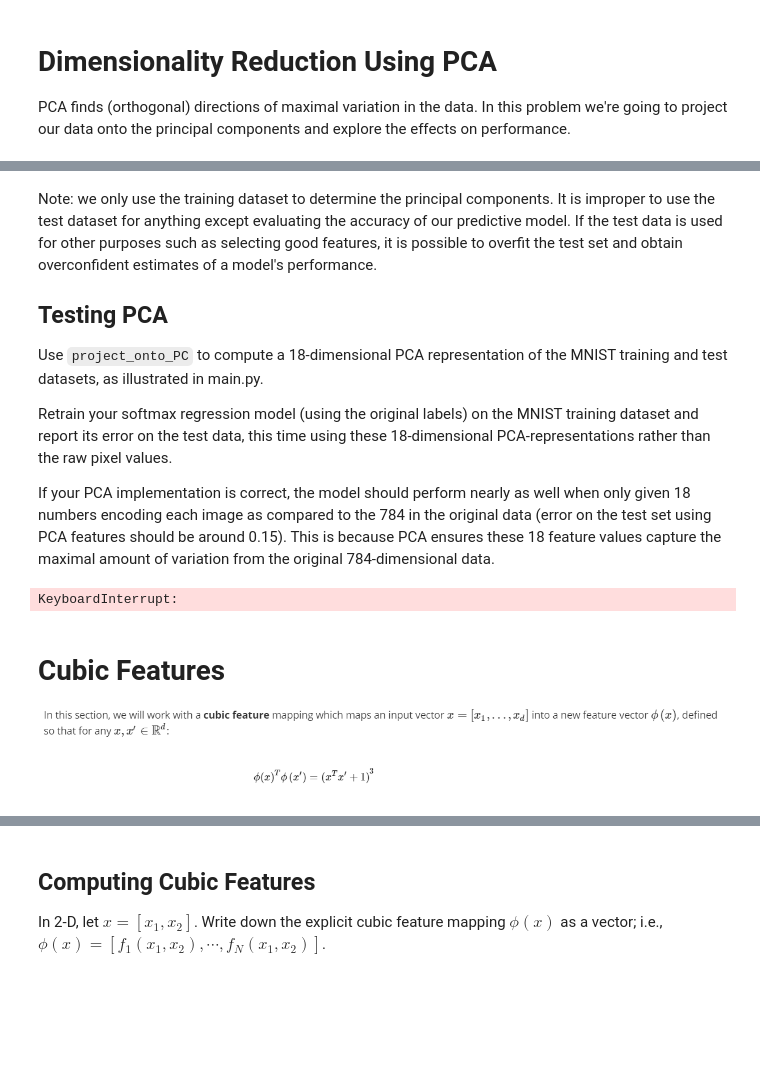
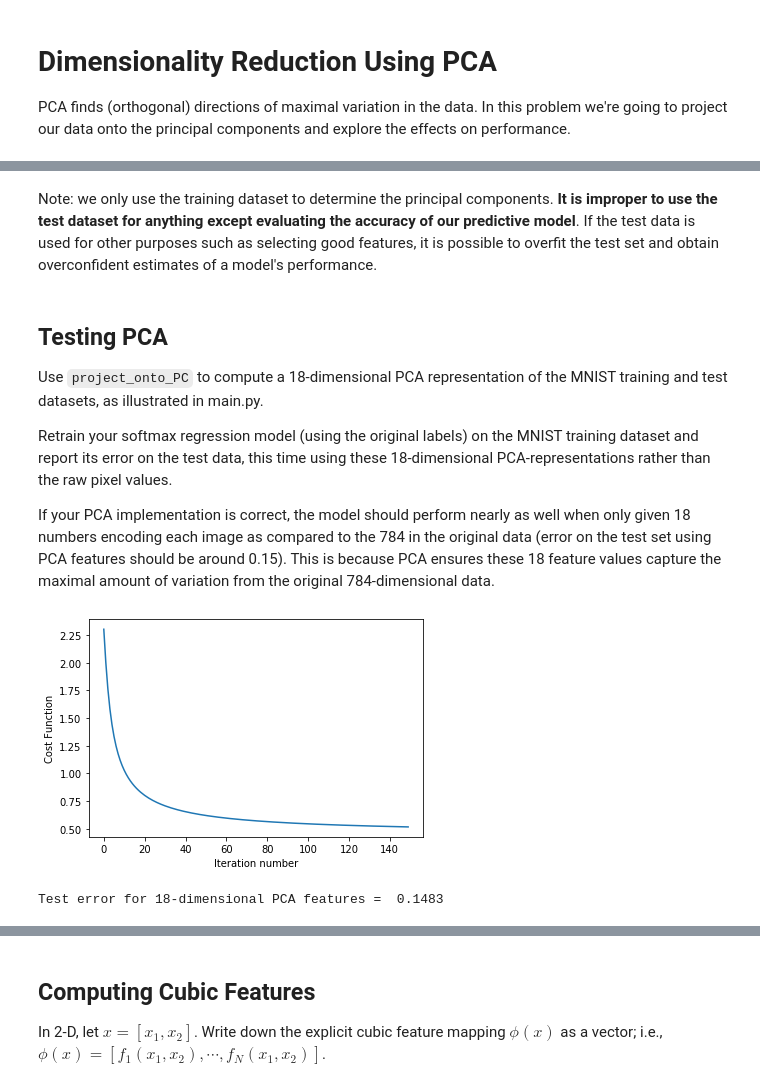
Before and after one commit to martij222/MNIST-Digit-Recognition, a Jupyter notebook: Digit Recognition.ipynb, the cells around one changed output, grey strips where cells are left out. Cells and saved outputs as stored; diff of their text form; code cells hidden in the pictures; blank space fills up the shorter version.

```diff
--- a/Digit Recognition.ipynb
+++ b/Digit Recognition.ipynb
@@ -341,7 +489,7 @@ def project_onto_PC(X, pcs, n_components):
     raise NotImplementedError
+# %% [markdown]
+Note: we only use the training dataset to determine the principal components. **It is improper to use the test dataset for anything except evaluating the accuracy of our predictive model**. If the test data is used for other purposes such as selecting good features, it is possible to overfit the test set and obtain overconfident estimates of a model's performance.
 # %% [markdown]
-Note: we only use the training dataset to determine the principal components. It is improper to use the test dataset for anything except evaluating the accuracy of our predictive model. If the test data is used for other purposes such as selecting good features, it is possible to overfit the test set and obtain overconfident estimates of a model's performance.
-
 ## Testing PCA
 
 Use `project_onto_PC` to compute a 18-dimensional PCA representation of the MNIST training and test datasets, as illustrated in main.py.
@@ -350,22 +498,22 @@ Retrain your softmax regression model (using the original labels) on the MNIST t
 
 If your PCA implementation is correct, the model should perform nearly as well when only given 18 numbers encoding each image as compared to the 784 in the original data (error on the test set using PCA features should be around 0.15). This is because PCA ensures these 18 feature values capture the maximal amount of variation from the original 784-dimensional data.
 # %%
-from main import principal_components, project_onto_PC, get_MNIST_data, softmax_regression
-
 # Load MNIST data
 train_x, train_y, test_x, test_y = get_MNIST_data()
 
+# Calculate 18-D representation of training data
 n_components = 18
 pcs = principal_components(train_x)
+
+# Store PCA representations
 train_pca = project_onto_PC(train_x, pcs, n_components)
 test_pca = project_onto_PC(test_x, pcs, n_components)
 
-theta, cost_function_history = softmax_regression(train_x, train_y, temp_parameter=1, alpha= 0.3, lambda_factor = 1.0e-4, k = 10, num_iterations = 150)
+# Retrain softmax regression model
+theta, cost_function_history = softmax_regression(train_pca, train_y, temp_parameter=1, alpha= 0.3, lambda_factor = 1.0e-4, k = 10, num_iterations = 150)
 plot_cost_function_over_time(cost_function_history)
-test_error = compute_test_error(test_x, test_y, theta, temp_parameter)
+test_error = compute_test_error(test_pca, test_y, theta, temp_parameter=1)
+print('Test error for 18-dimensional PCA features = ', test_error) # 48.9s runtime
 # %% [output]
+[figure, added]
-KeyboardInterrupt:
+Test error for 18-dimensional PCA features =  0.1483
-# %% [markdown]
-# Cubic Features
-
-![image.png](attachment:image.png)
```
Also changed, not shown: parts of 62 cells of this notebook, 3 other files.
